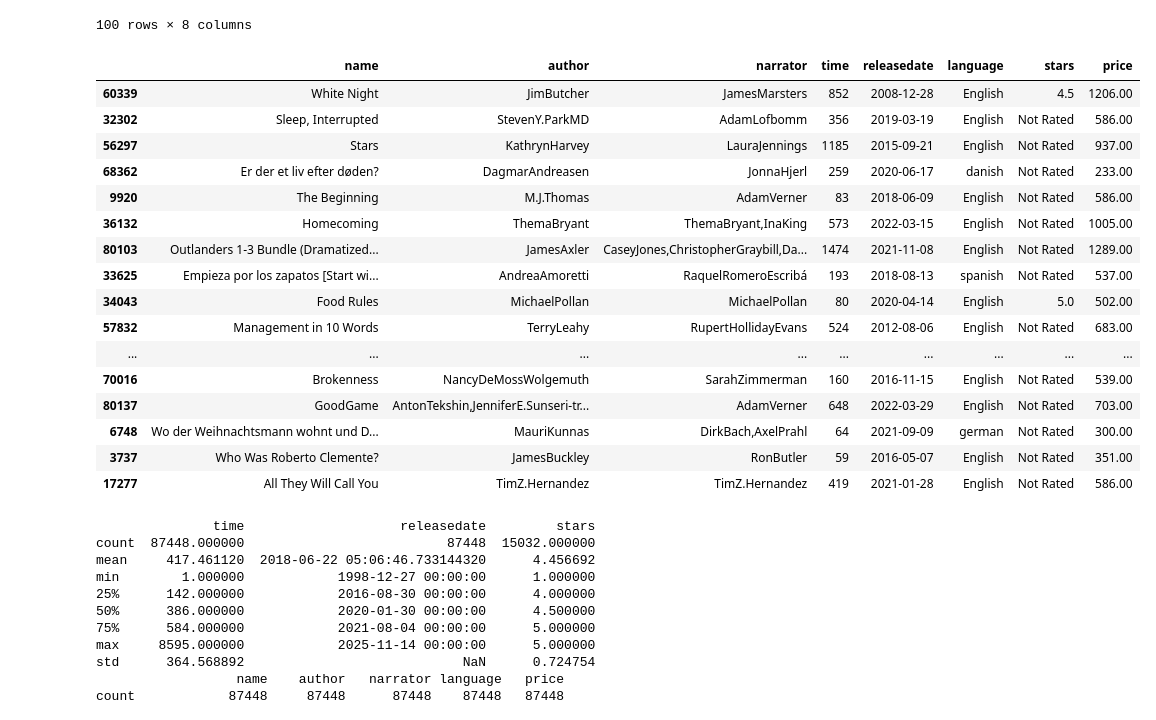
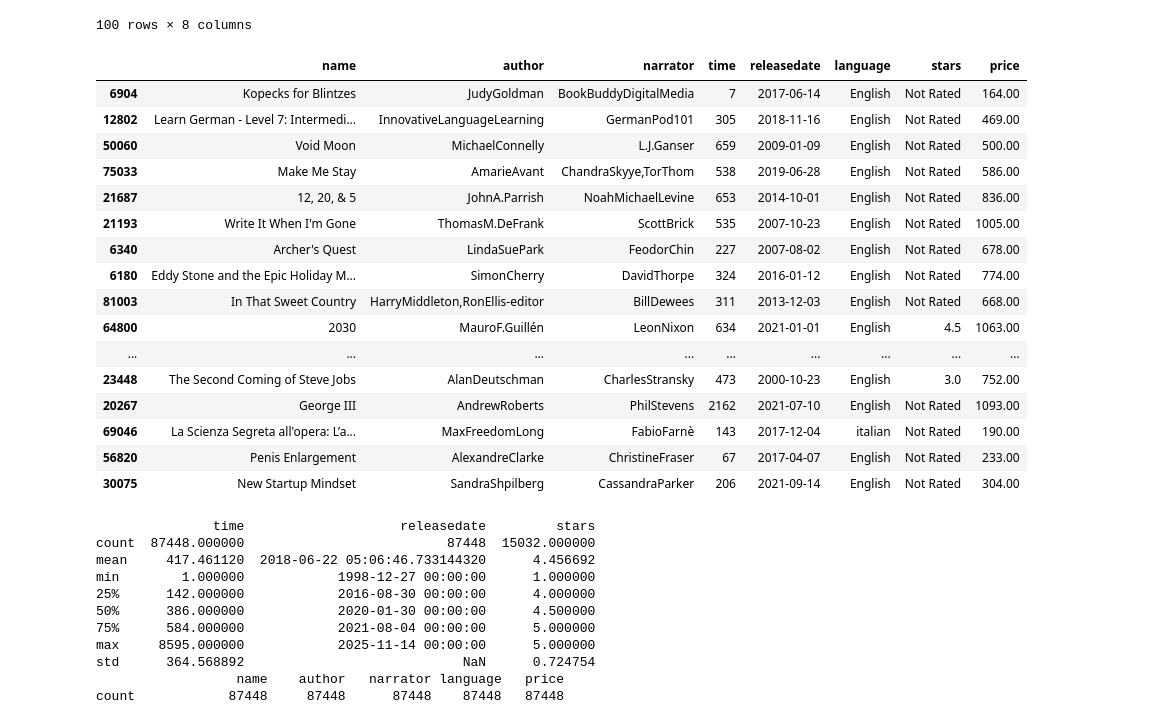
Before and after one commit to Junedkhan13/Audiobook-data-analysis, a Jupyter notebook: Audible analysis.ipynb, the cells around one changed output. Drawn from its saved outputs; the diff is of its cells as text; code cells hidden in the pictures.

```diff
--- a/Audible analysis.ipynb
+++ b/Audible analysis.ipynb
@@ -209,17 +206,17 @@ print(df_original['stars'].unique()[:20])
 # %%
 import re
 
-def extract_rating(star_str):
-    if pd.isna(star_str)
+def clean_star(star):
+    if pd.isna(star):
         return None
-    match = re.search(r"(\d+(\.\d+)?) out of 5 stars", star_str)
+    match = re.search(r"(\d+(\.\d+)?) out of 5 stars", star)
     return float(match.group(1)) if match else None
 
-df_original['stars'] = df_original['stars'].apply(extract_rating)
+df_rawfile['stars'] = df_rawfile['stars'].apply(clean_star)
 
-df_original['stars'] = pd.to_numeric(df_original['stars'], errors='coerce')
+df_rawfile['stars'] = pd.to_numeric(df_rawfile['stars'], errors='coerce')
 
-print(df_original[['stars']].head(10))  # Display first 10 rows
+print(df_rawfile[['stars']].head(10))
 # %% [output]
    stars
 0    5.0
@@ -233,7 +230,7 @@ print(df_original[['stars']].head(10))  # Display first 10 rows
 8    5.0
 9    5.0
 # %%
-df['stars'] = df_original['stars']
+df['stars'] = df_rawfile['stars']
 # %%
 print(df[['stars']].info())
 print(df[['stars']].head(10))
@@ -275,3 +272,3 @@ df.head(10)
 # %%
-df_original['price'] = df_original['price'].str.replace(',', '', regex=True)
+df_rawfile['price'] = df_rawfile['price'].str.replace(',', '', regex=True)
 # %%
@@ -289,7 +286,7 @@ print(df_original[['price']].head(10))
 8  1256.00
 9   820.00
 # %%
-df['price'] = df_original['price']
+df['price'] = df_rawfile['price']
 # %%
 print(df['price'].isnull().sum())
 print(df[['price']].head(10))
@@ -367,26 +365,26 @@ df_display.head(100)
 | 99 | Pahua and the Soul Stealer | LoriM.Lee | SamanthaTan | 672 | 2021-07-09 | English | Not Rated | 702.00 |
 100 rows × 8 columns
 # %%
-df_sample = df_display.sample(n=30, random_state=42)
-df_sample
+df_random_records = df_display.sample(n=20)
+df_random_records
 # %% [output]
 |  | name | author | narrator | time | releasedate | language | stars | price |
-| 60339 | White Night | JimButcher | JamesMarsters | 852 | 2008-12-28 | English | 4.5 | 1206.00 |
-| 32302 | Sleep, Interrupted | StevenY.ParkMD | AdamLofbomm | 356 | 2019-03-19 | English | Not Rated | 586.00 |
-| 56297 | Stars | KathrynHarvey | LauraJennings | 1185 | 2015-09-21 | English | Not Rated | 937.00 |
-| 68362 | Er der et liv efter døden? | DagmarAndreasen | JonnaHjerl | 259 | 2020-06-17 | danish | Not Rated | 233.00 |
-| 9920 | The Beginning | M.J.Thomas | AdamVerner | 83 | 2018-06-09 | English | Not Rated | 586.00 |
-| 36132 | Homecoming | ThemaBryant | ThemaBryant,InaKing | 573 | 2022-03-15 | English | Not Rated | 1005.00 |
-| 80103 | Outlanders 1-3 Bundle (Dramatized... | JamesAxler | CaseyJones,ChristopherGraybill,Da... | 1474 | 2021-11-08 | English | Not Rated | 1289.00 |
-| 33625 | Empieza por los zapatos [Start wi... | AndreaAmoretti | RaquelRomeroEscribá | 193 | 2018-08-13 | spanish | Not Rated | 537.00 |
-| 34043 | Food Rules | MichaelPollan | MichaelPollan | 80 | 2020-04-14 | English | 5.0 | 502.00 |
-| 57832 | Management in 10 Words | TerryLeahy | RupertHollidayEvans | 524 | 2012-08-06 | English | Not Rated | 683.00 |
+| 6904 | Kopecks for Blintzes | JudyGoldman | BookBuddyDigitalMedia | 7 | 2017-06-14 | English | Not Rated | 164.00 |
+| 12802 | Learn German - Level 7: Intermedi... | InnovativeLanguageLearning | GermanPod101 | 305 | 2018-11-16 | English | Not Rated | 469.00 |
+| 50060 | Void Moon | MichaelConnelly | L.J.Ganser | 659 | 2009-01-09 | English | Not Rated | 500.00 |
+| 75033 | Make Me Stay | AmarieAvant | ChandraSkyye,TorThom | 538 | 2019-06-28 | English | Not Rated | 586.00 |
+| 21687 | 12, 20, & 5 | JohnA.Parrish | NoahMichaelLevine | 653 | 2014-10-01 | English | Not Rated | 836.00 |
+| 21193 | Write It When I'm Gone | ThomasM.DeFrank | ScottBrick | 535 | 2007-10-23 | English | Not Rated | 1005.00 |
+| 6340 | Archer's Quest | LindaSuePark | FeodorChin | 227 | 2007-08-02 | English | Not Rated | 678.00 |
+| 6180 | Eddy Stone and the Epic Holiday M... | SimonCherry | DavidThorpe | 324 | 2016-01-12 | English | Not Rated | 774.00 |
+| 81003 | In That Sweet Country | HarryMiddleton,RonEllis-editor | BillDewees | 311 | 2013-12-03 | English | Not Rated | 668.00 |
+| 64800 | 2030 | MauroF.Guillén | LeonNixon | 634 | 2021-01-01 | English | 4.5 | 1063.00 |
 | ... | ... | ... | ... | ... | ... | ... | ... | ... |
-| 70016 | Brokenness | NancyDeMossWolgemuth | SarahZimmerman | 160 | 2016-11-15 | English | Not Rated | 539.00 |
-| 80137 | GoodGame | AntonTekshin,JenniferE.Sunseri-tr... | AdamVerner | 648 | 2022-03-29 | English | Not Rated | 703.00 |
-| 6748 | Wo der Weihnachtsmann wohnt und D... | MauriKunnas | DirkBach,AxelPrahl | 64 | 2021-09-09 | german | Not Rated | 300.00 |
-| 3737 | Who Was Roberto Clemente? | JamesBuckley | RonButler | 59 | 2016-05-07 | English | Not Rated | 351.00 |
-| 17277 | All They Will Call You | TimZ.Hernandez | TimZ.Hernandez | 419 | 2021-01-28 | English | Not Rated | 586.00 |
+| 23448 | The Second Coming of Steve Jobs | AlanDeutschman | CharlesStransky | 473 | 2000-10-23 | English | 3.0 | 752.00 |
+| 20267 | George III | AndrewRoberts | PhilStevens | 2162 | 2021-07-10 | English | Not Rated | 1093.00 |
+| 69046 | La Scienza Segreta all'opera: L’a... | MaxFreedomLong | FabioFarnè | 143 | 2017-12-04 | italian | Not Rated | 190.00 |
+| 56820 | Penis Enlargement | AlexandreClarke | ChristineFraser | 67 | 2017-04-07 | English | Not Rated | 233.00 |
+| 30075 | New Startup Mindset | SandraShpilberg | CassandraParker | 206 | 2021-09-14 | English | Not Rated | 304.00 |
 # %%
 print(df.describe())
 
```
Also changed, not shown: parts of 29 cells of this notebook.
